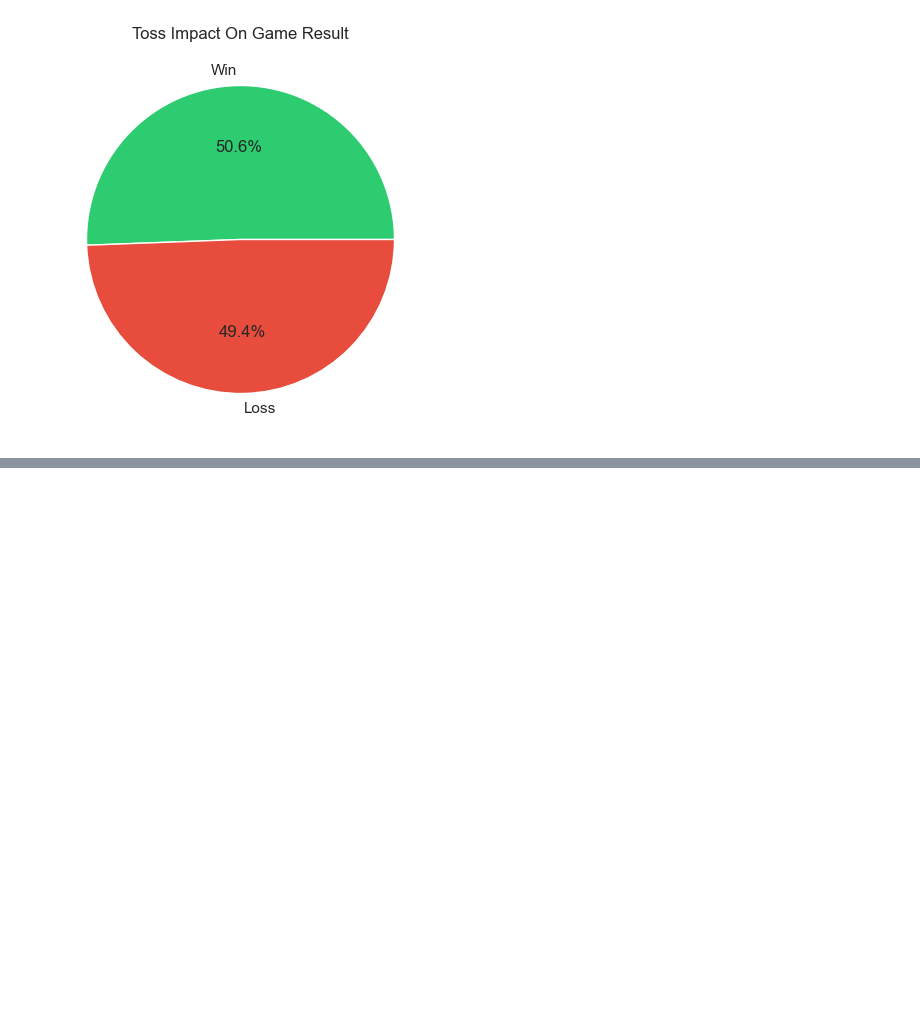
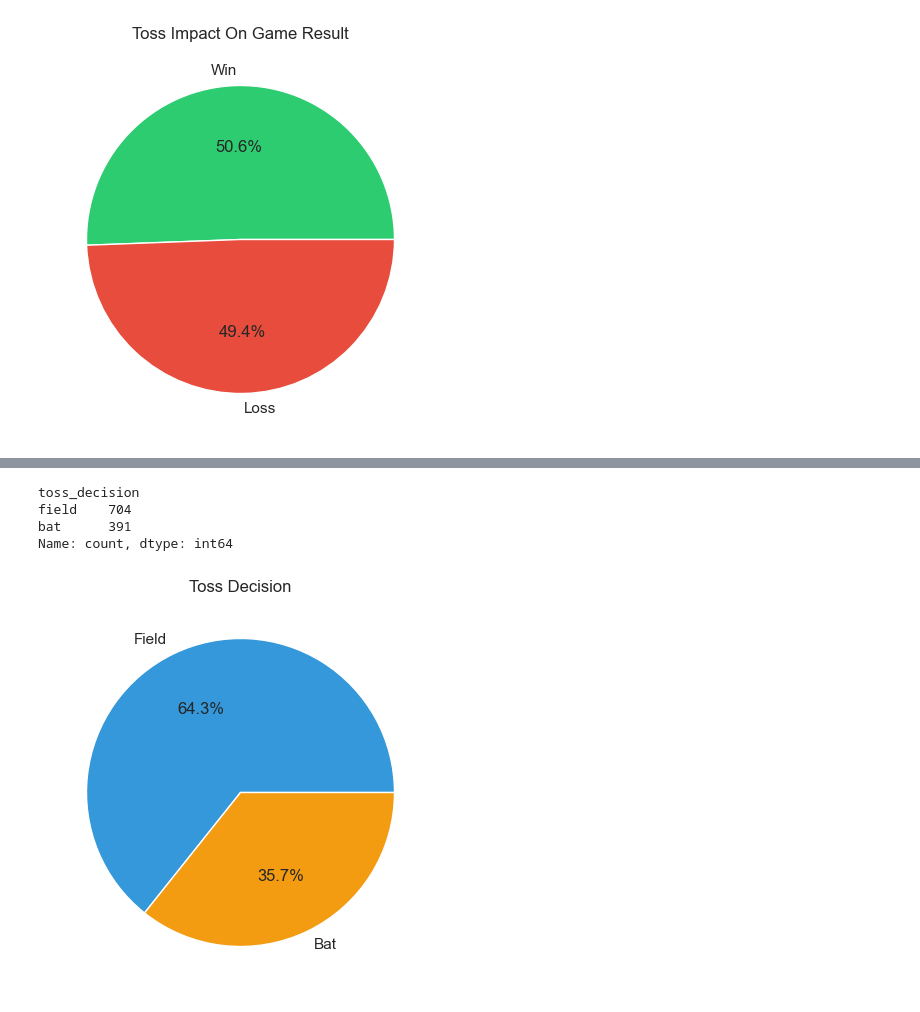
Before and after one commit to WarnZzz/IPL-Data-Analysis, a Jupyter notebook: notebooks/ipl_analysis.ipynb, the cells around one changed output, grey strips where cells are left out. Cells and saved outputs as stored; diff of their text form; code cells hidden in the pictures; blank space fills up the shorter version.

Commit message:
Add toss impact and toss decision analysis

```diff
--- a/notebooks/ipl_analysis.ipynb
+++ b/notebooks/ipl_analysis.ipynb
@@ -108,0 +126,17 @@ plt.show()
+# %%
+toss_decision_counts = matches['toss_decision'].value_counts()
+print(toss_decision_counts)
+# %% [output]
+toss_decision
+field    704
+bat      391
+Name: count, dtype: int64
+# %%
+plt.figure(figsize=(10,5))
+plt.pie(toss_decision_counts,
+        labels= ['Field','Bat'] #toss_decision_counts.index
+        ,autopct='%1.1f%%', colors=['#3498db','#f39c12'])
+plt.title('Toss Decision')
+plt.show()
+# %% [output]
+[figure, added]
```
Also changed, not shown: parts of 3 cells of this notebook.
